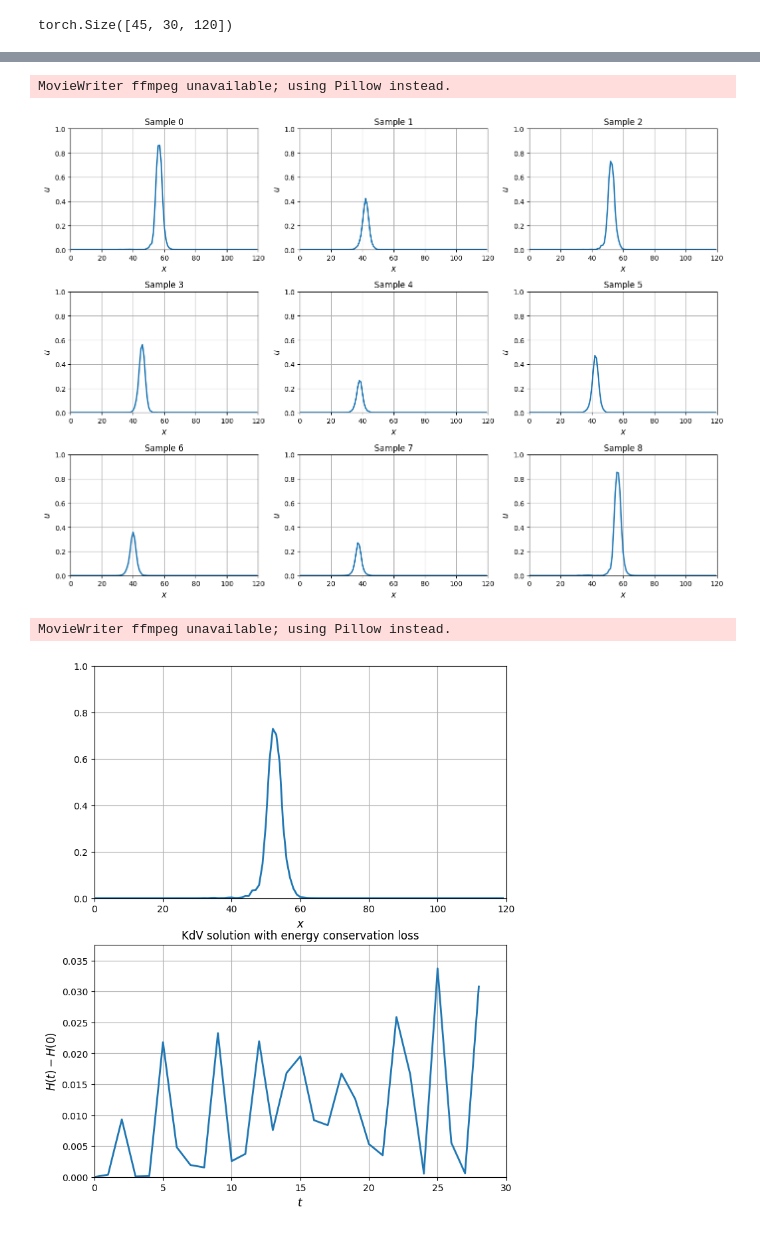
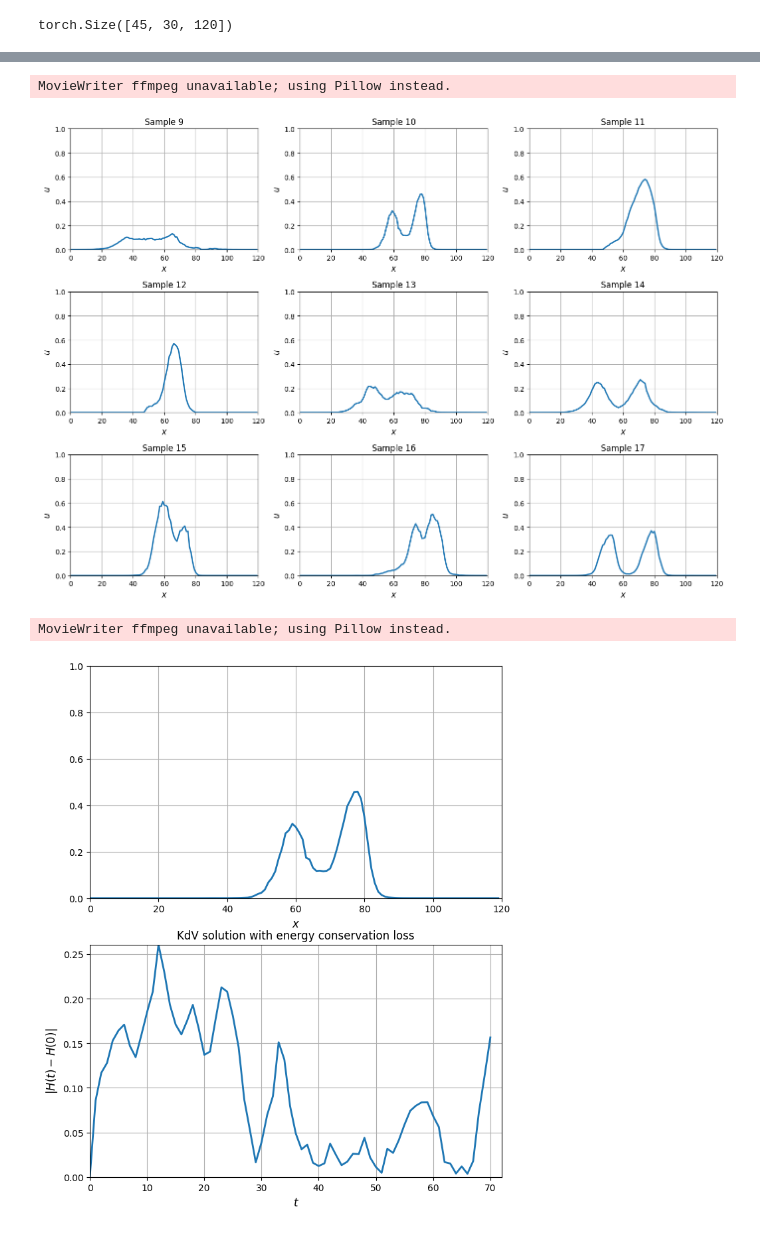
Before and after one commit to Kohmann/master-GAN, a Jupyter notebook: COTGAN/model_sampling.ipynb, the cells around one changed output, grey strips where cells are left out. Saved outputs shown, nothing was run; the diff lists cells and outputs as text; code cells hidden in the pictures.

```diff
--- a/COTGAN/model_sampling.ipynb
+++ b/COTGAN/model_sampling.ipynb
@@ -15,7 +15,7 @@ from utils import restore_weights
 399 - epochs: 300
 """
 
-model_id = "COT-408"
+model_id = "COT-427"
 
 run = neptune.init_run(
                 with_id=model_id, # "TIMEGAN-84"
@@ -64,5 +64,5 @@ plot_batch(fake, batch_nr=batch_nr)
 # %%
-def animate_batch(data, batch_nr, title="twosolitons_batch"):
+def animate_batch(data, batch_nr, title="soliton_batch"):
     batch_idx = batch_nr * 9
     rc('animation', html='jshtml')
     # create a figure with two subplots
@@ -99,55 +99,62 @@ def animate_batch(data, batch_nr, title="twosolitons_batch"):
     ani = animation.FuncAnimation(fig, animate, init_func=init,
                                       frames=data.shape[1], interval=20, blit=True)
     fig.tight_layout()
-    ani.save(title + '.gif', fps=15)
+    ani.save("plots/" + title + '.gif', fps=15)
 
     plt.show()
 
 animate_batch(fake, batch_nr=batch_nr)
 # %% [output]
 MovieWriter ffmpeg unavailable; using Pillow instead.
-[figure, old version]
+[figure, new version]
 # %%
-single_example_nr = 2
+single_example_nr = 10
 # %%
 from metrics import energy_conservation, mass_conservation, momentum_conservation
-def animate_single_w_energy(data, title, params, fps=10):
+def animate_single_w_energy(data, title, params, fps=10, energy_type="total"):
     rc('animation', html='jshtml')
     fig, ax = plt.subplots(2,1, figsize=(8, 10))
     plt.title(title)
     line1, = ax[0].plot([], [], lw=2)
     line2, = ax[1].plot([], [], lw=2)
     lines = [line1, line2]
     dx = params["P"] / params["spatial_len"]
-    H = energy_conservation(data[None,:], dx, params["eta"], params["gamma"])[0]
+    if energy_type == "momentum":
+        H = momentum_conservation(data[None,:], dx)[0]
+    elif energy_type == "mass":
+        H = mass_conservation(data[None,:], dx)[0]
+    else: # total energy
+        H = energy_conservation(data[None,:], dx, params["eta"], params["gamma"])[0]
+
     for i in range(2):
         if i == 0:
             ax[i].set_ylim((0, 1))
             ax[i].set_xlabel('$x$', fontsize=12)
             ax[i].set_xlim((0, data.shape[-1]))
         else:
             ax[i].set_xlabel('$t$', fontsize=12)
-            ax[i].set_ylabel('$H(t) - H(0)$', fontsize=12)
+            ax[i].set_ylabel('$|H(t) - H(0)|$', fontsize=12)
             ax[i].set_xlim((0, data.shape[0]))
             ax[i].set_ylim((0, H.max()))
         ax[i].grid()
     x = np.arange(data.shape[1])
     def init():
         lines[0].set_data([], [])
         lines[1].set_data([], [])
         return lines
     def animate(i):
         lines[0].set_data(x, data[i,:])
         lines[1].set_data(np.arange(i), H[:i] - H[0])
         return lines
     ani = animation.FuncAnimation(fig, animate, init_func=init,
                                   frames=data.shape[0], interval=20, blit=True)
-    ani.save('soliton_and_energy.gif', fps=fps)
+    ani.save('plots/soliton_single.gif', fps=fps)
 
-ani = animate_single_w_energy(fake[single_example_nr], "KdV solution with energy conservation loss", params, fps=15)
+energy_type = "total"
+ani = animate_single_w_energy(fake[single_example_nr], "KdV solution with energy conservation loss", params, fps=15, energy_type=energy_type)
 # %% [output]
 MovieWriter ffmpeg unavailable; using Pillow instead.
-[figure, old version]
+[figure, new version]
 # %%
 def animate_single(data, title):
     rc('animation', html='jshtml')
```
Also changed, not shown: parts of 4 cells of this notebook, 1 other file.
